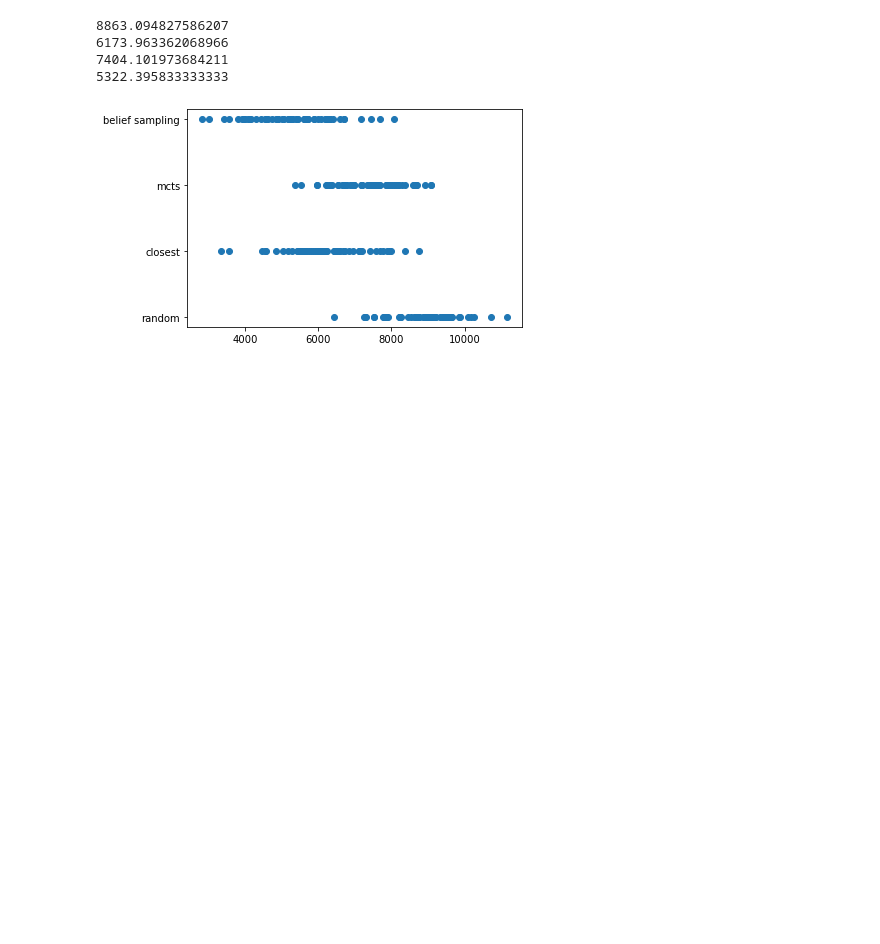
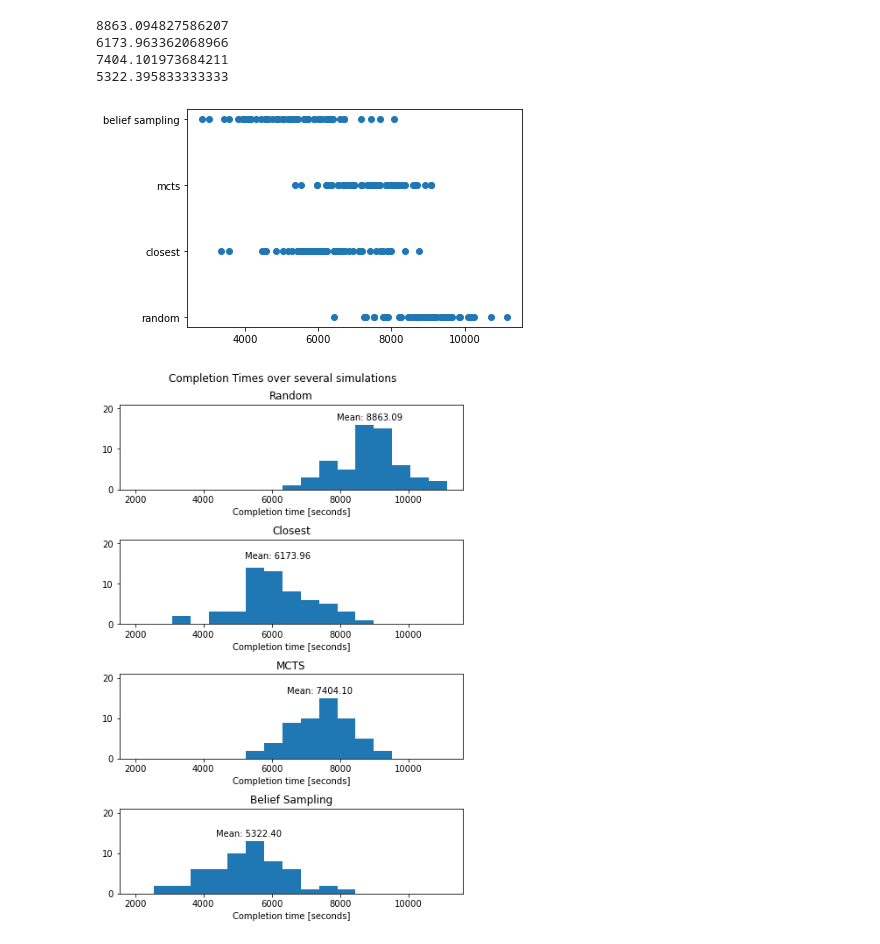
Before and after one commit to kegankawamura/AA228_Pkmn_Crystal_KeyItem_Randomizer, a Jupyter notebook: Data Analysis.ipynb, the cells around one changed output. Cells and saved outputs as stored; diff of their text form; code cells hidden in the pictures; blank space fills up the shorter version.

Commit message:
Added histogram code

```diff
--- a/Data Analysis.ipynb
+++ b/Data Analysis.ipynb
@@ -158,3 +158,69 @@ print(bsamp_avg)
 7404.101973684211
 5322.395833333333
 [figure]
+# %%
+### num_bins = 17
+
+
+fig = plt.figure(figsize=(6,9))
+
+fig.suptitle('Completion Times over several simulations')
+
+axs = []
+
+axs.append(fig.add_subplot(411))
+axs.append(fig.add_subplot(412))
+axs.append(fig.add_subplot(413))
+axs.append(fig.add_subplot(414))
+
+
+len_rand = len(rand_times)
+min_rand = min(rand_times)
+max_rand = max(rand_times)
+
+len_close = len(close_times)
+min_close = min(close_times)
+max_close = max(close_times)
+
+len_mcts = len(mcts_times)
+min_mcts = min(mcts_times)
+max_mcts = max(mcts_times)
+
+len_bsamp = len(bsamp_times)
+min_bsamp = min(bsamp_times)
+max_bsamp = max(bsamp_times)
+
+min_rng = 2000
+max_rng = max_rand+1
+
+
+axs[0].set_title('Random')
+axs[0].hist(rand_times, bins=num_bins, range=(min_rng, max_rng))
+axs[0].annotate("Mean: " + ("%.2f" % rand_avg), (rand_avg,15), textcoords="offset points", xytext=(0,10), ha = "center")
+axs[0].set_xlabel('Completion time [seconds]')
+#axs[0].set_ylabel('ylabel')
+
+
+axs[1].set_title('Closest')
+axs[1].hist(close_times, bins=num_bins, range=(min_rng, max_rng))
+axs[1].annotate("Mean: " + ("%.2f" % close_avg), (close_avg,14), textcoords="offset points", xytext=(0,10), ha = "center")
+axs[1].set_xlabel('Completion time [seconds]')
+#axs[0].set_ylabel('ylabel')
+
+axs[2].set_title('MCTS')
+axs[2].hist(mcts_times, bins=num_bins, range=(min_rng, max_rng))
+axs[2].annotate("Mean: " + ("%.2f" % mcts_avg), (mcts_avg,14), textcoords="offset points", xytext=(0,10), ha = "center")
+axs[2].set_xlabel('Completion time [seconds]')
+#axs[0].set_ylabel('ylabel')
+
+axs[3].set_title('Belief Sampling')
+axs[3].hist(bsamp_times, bins=num_bins, range=(min_rng, max_rng))
+axs[3].annotate("Mean: " + ("%.2f" % bsamp_avg), (bsamp_avg,12), textcoords="offset points", xytext=(0,10), ha = "center")
+axs[3].set_xlabel('Completion time [seconds]')
+#axs[0].set_ylabel('ylabel')
+for ax in axs:
+    ax.set_ylim([0, 21])
+
+fig.tight_layout(pad=1.0)
+# %% [output]
+[figure, added]
```
Also changed, not shown: 1 other file.
